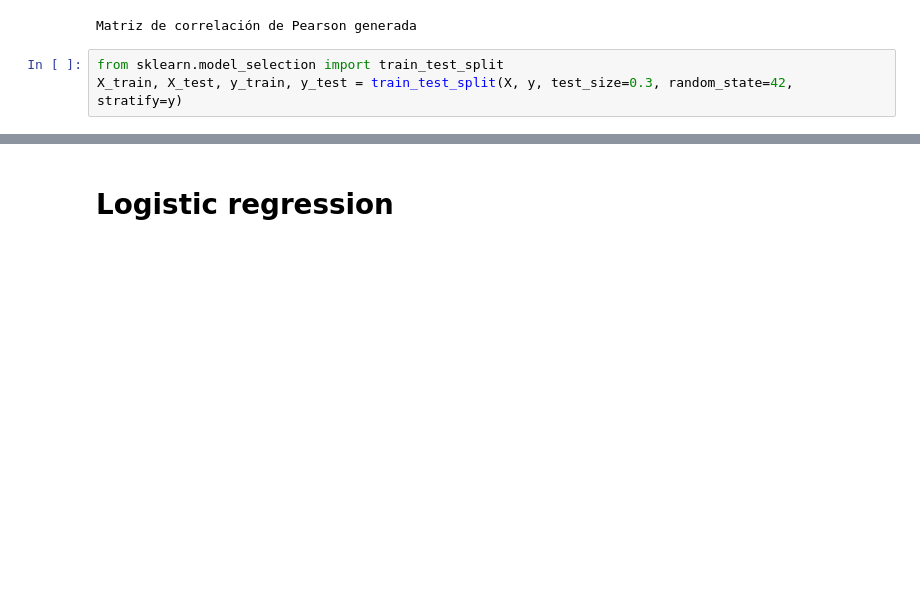
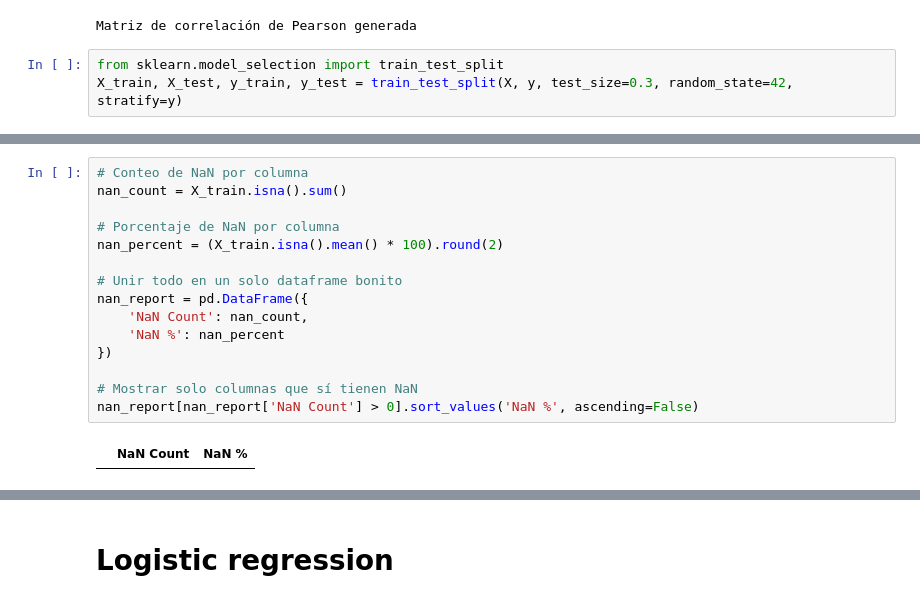
Before and after one commit to Davidp1905/Proyecto_Machine_Learning, a Jupyter notebook: tecnica_ml.ipynb, the cells around one changed output, grey strips where cells are left out. Saved outputs shown, nothing was run; the diff lists cells and outputs as text; blank space fills up the shorter version.

```diff
--- a/tecnica_ml.ipynb
+++ b/tecnica_ml.ipynb
@@ -168 +162,18 @@ exito_academico
 Name: proportion, dtype: float64
+# %%
+# Conteo de NaN por columna
+nan_count = X_train.isna().sum()
+
+# Porcentaje de NaN por columna
+nan_percent = (X_train.isna().mean() * 100).round(2)
+
+# Unir todo en un solo dataframe bonito
+nan_report = pd.DataFrame({
+    'NaN Count': nan_count,
+    'NaN %': nan_percent
+})
+
+# Mostrar solo columnas que sí tienen NaN
+nan_report[nan_report['NaN Count'] > 0].sort_values('NaN %', ascending=False)
+# %% [output]
+|  | NaN Count | NaN % |
```
Also changed, not shown: parts of 13 cells of this notebook, 6 other files.
